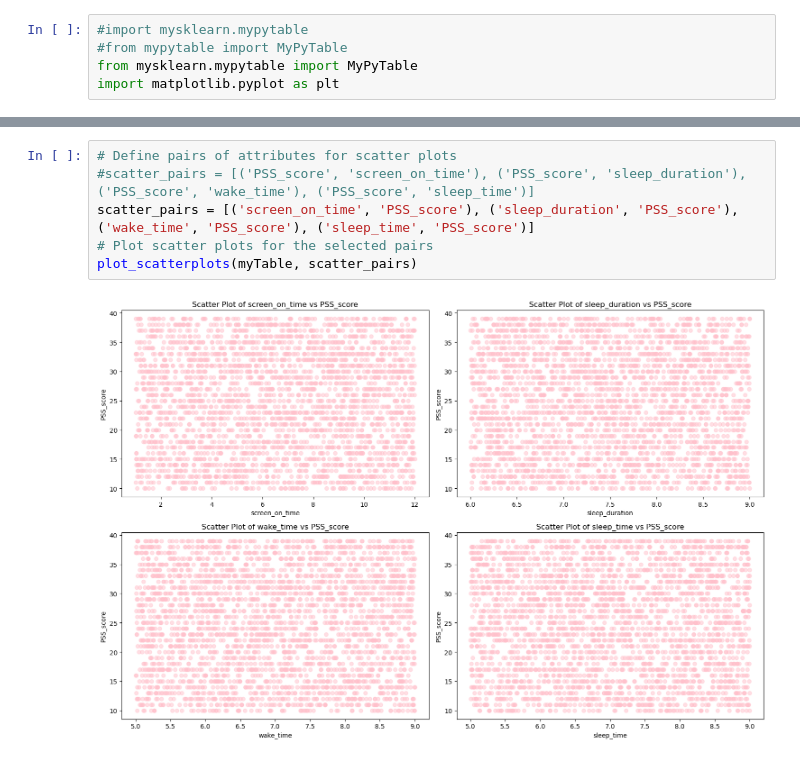
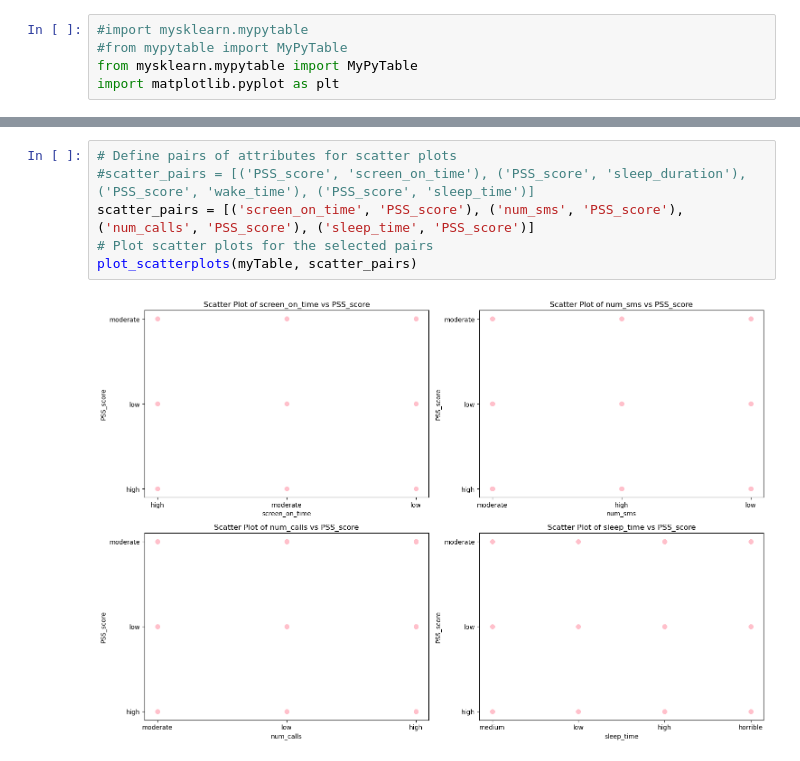
Before and after one commit to awilliams02/322-Semester-Project, a Jupyter notebook: data_cleaning.ipynb, the cells around one changed output, grey strips where cells are left out. Saved outputs shown, nothing was run; the diff lists cells and outputs as text.

```diff
--- a/data_cleaning.ipynb
+++ b/data_cleaning.ipynb
@@ -45,8 +158,8 @@ myTable = MyPyTable().load_from_file("stress_detection.csv")
 # %%
 # Define pairs of attributes for scatter plots
 #scatter_pairs = [('PSS_score', 'screen_on_time'), ('PSS_score', 'sleep_duration'), ('PSS_score', 'wake_time'), ('PSS_score', 'sleep_time')]
-scatter_pairs = [('screen_on_time', 'PSS_score'), ('sleep_duration', 'PSS_score'), ('wake_time', 'PSS_score'), ('sleep_time', 'PSS_score')]
+scatter_pairs = [('screen_on_time', 'PSS_score'), ('num_sms', 'PSS_score'), ('num_calls', 'PSS_score'), ('sleep_time', 'PSS_score')]
 # Plot scatter plots for the selected pairs
 plot_scatterplots(myTable, scatter_pairs)
 # %% [output]
-[figure, old version]
+[figure, new version]
```
Also changed, not shown: parts of 3 cells of this notebook.
